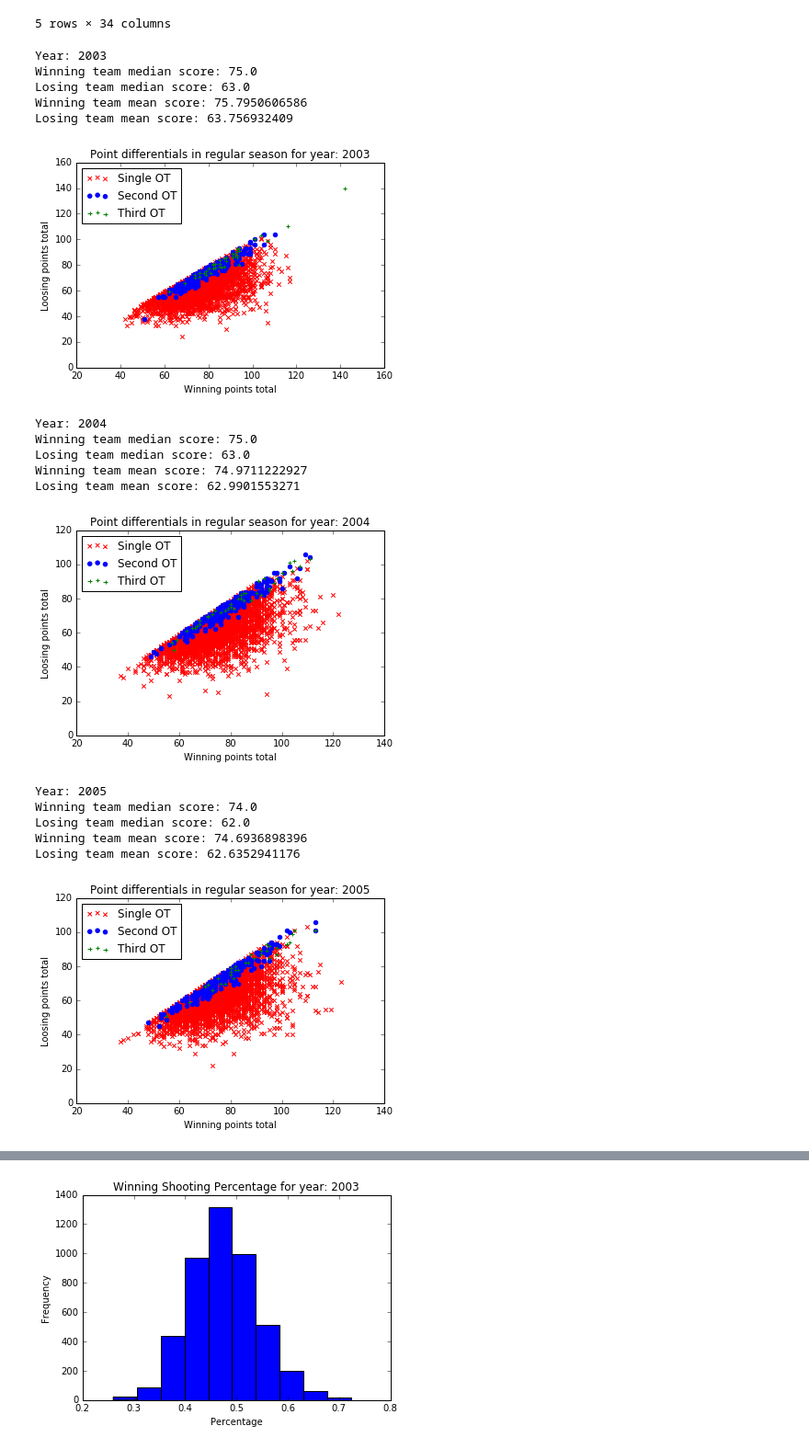
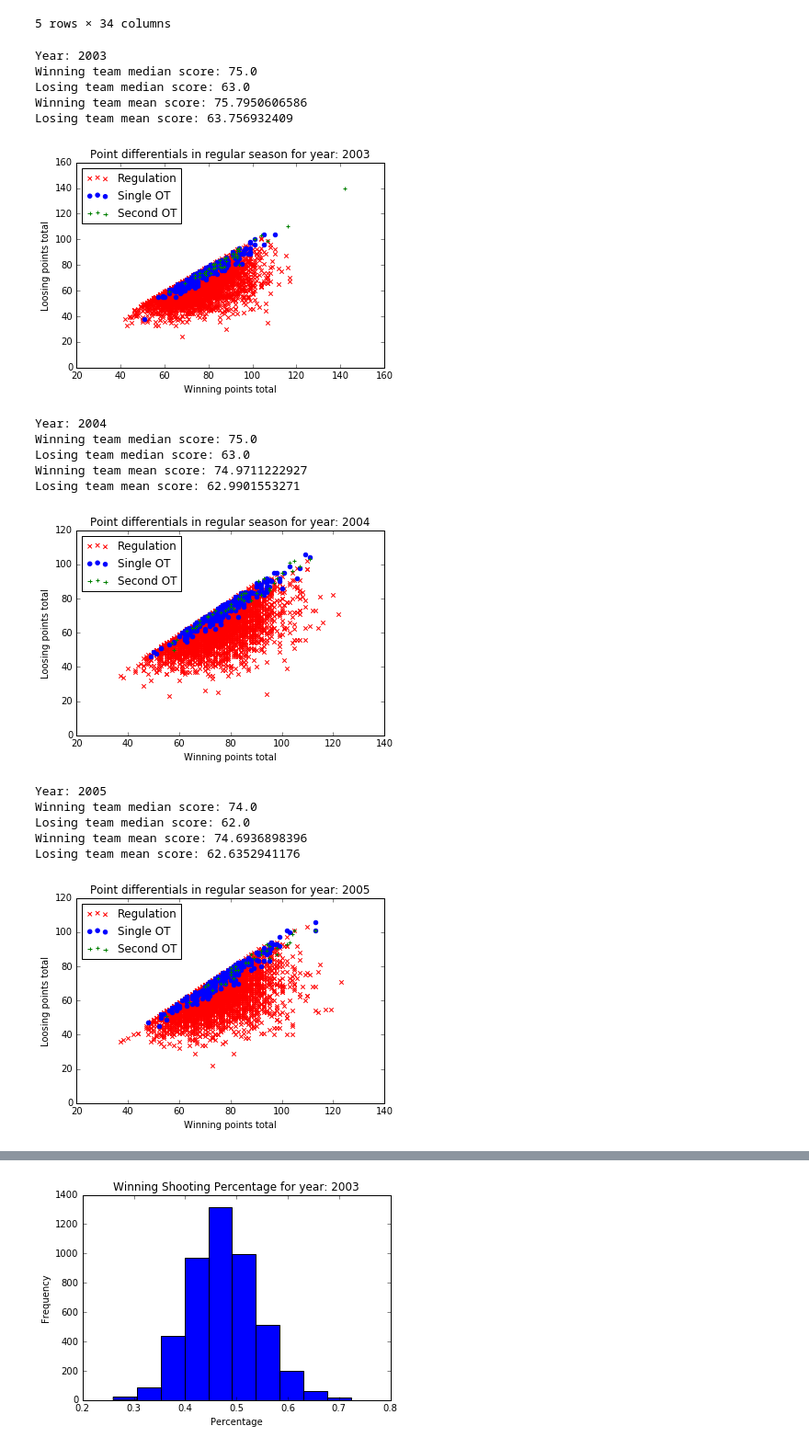
Before and after one commit to nishkakar/MarchMadness, a Jupyter notebook: data_driven_march_madness_kakar_venuti_moscoso_devuono.ipynb, the cells around one changed output, grey strips where cells are left out. Shown at 92% size. Cells and saved outputs as stored; diff of their text form; code cells hidden in the pictures.

```diff
--- a/data_driven_march_madness_kakar_venuti_moscoso_devuono.ipynb
+++ b/data_driven_march_madness_kakar_venuti_moscoso_devuono.ipynb
@@ -60,47 +60,47 @@ for year in years:
     print "Year:", year
     print 'Winning team median score:', cut_year['Wscore'].median()
     print 'Losing team median score:', cut_year['Lscore'].median()
 
     print 'Winning team mean score:', cut_year['Wscore'].mean()
     print 'Losing team mean score:', cut_year['Lscore'].mean()
 
     reg_seas_X = cut_year['Wscore'].where(seasons_results_detailed_df['Numot'] == 0)
     reg_seas_y = cut_year['Lscore'].where(seasons_results_detailed_df['Numot'] == 0)
 
     oot_seas_X = cut_year['Wscore'].where(seasons_results_detailed_df['Numot'] == 1)
     oot_seas_y = cut_year['Lscore'].where(seasons_results_detailed_df['Numot'] == 1)
 
     tot_seas_X = cut_year['Wscore'].where(seasons_results_detailed_df['Numot'] == 2)
     tot_seas_y = cut_year['Lscore'].where(seasons_results_detailed_df['Numot'] == 2)
 
 
     one_ot = plt.scatter(reg_seas_X,reg_seas_y, color = 'red', marker='x')
     two_ot = plt.scatter(oot_seas_X,oot_seas_y, color = 'blue', marker='o')
     three_ot = plt.scatter(tot_seas_X,tot_seas_y, color = 'green', marker='+')
     plt.ylabel('Loosing points total')
     plt.xlabel('Winning points total')
-    plt.legend([one_ot, two_ot, three_ot], ['Single OT', 'Second OT', 'Third OT'], loc = 'upper left')
+    plt.legend([one_ot, two_ot, three_ot], ['Regulation', 'Single OT', 'Second OT'], loc = 'upper left')
     plt.title('Point differentials in regular season for year: %s' %year)
     plt.show()
 # %% [output]
 Year: 2003
 Winning team median score: 75.0
 Losing team median score: 63.0
 Winning team mean score: 75.7950606586
 Losing team mean score: 63.756932409
-[figure, old version]
+[figure, new version]
 Year: 2004
 Winning team median score: 75.0
 Losing team median score: 63.0
 Winning team mean score: 74.9711222927
 Losing team mean score: 62.9901553271
-[figure, old version]
+[figure, new version]
 Year: 2005
 Winning team median score: 74.0
 Losing team median score: 62.0
 Winning team mean score: 74.6936898396
 Losing team mean score: 62.6352941176
-[figure, old version]
+[figure, new version]
 Year: 2006
 Winning team median score: 74.0
 Losing team median score: 62.0
```
Also changed, not shown: parts of 5 cells of this notebook, 1 other file.
